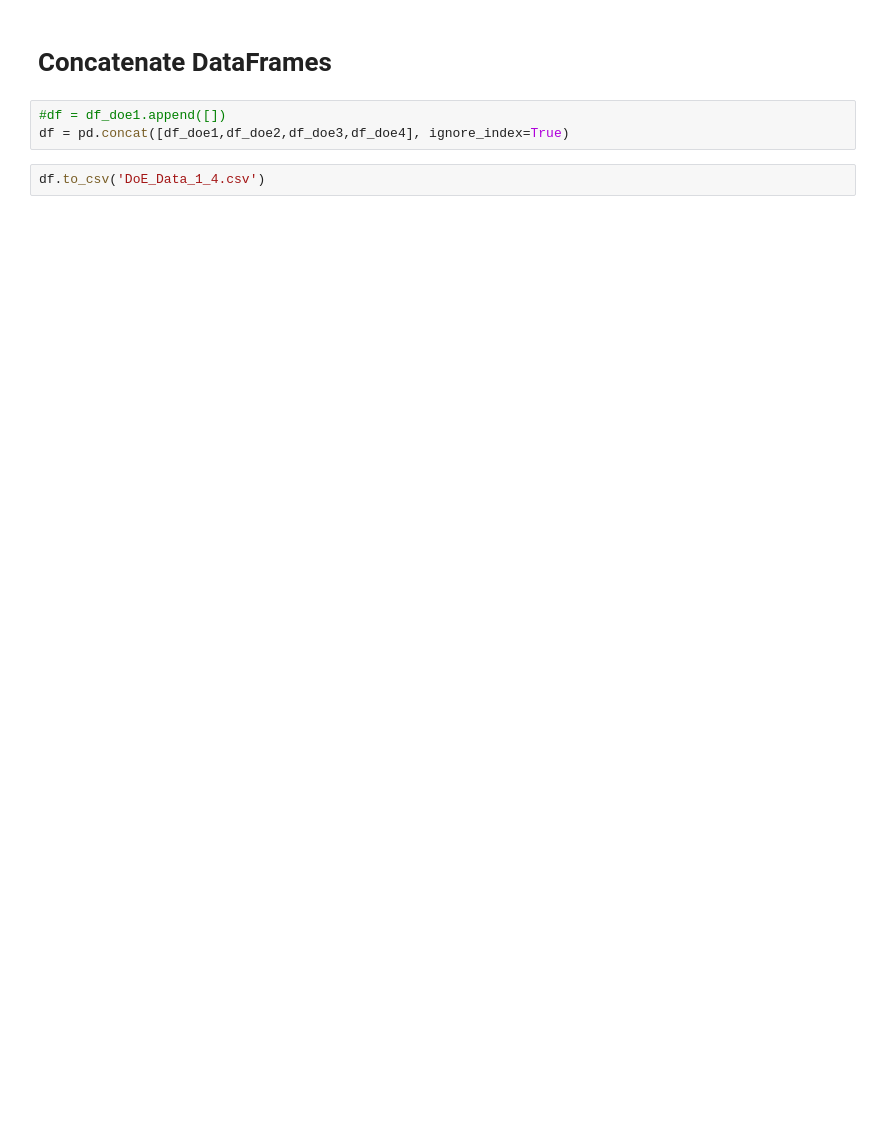
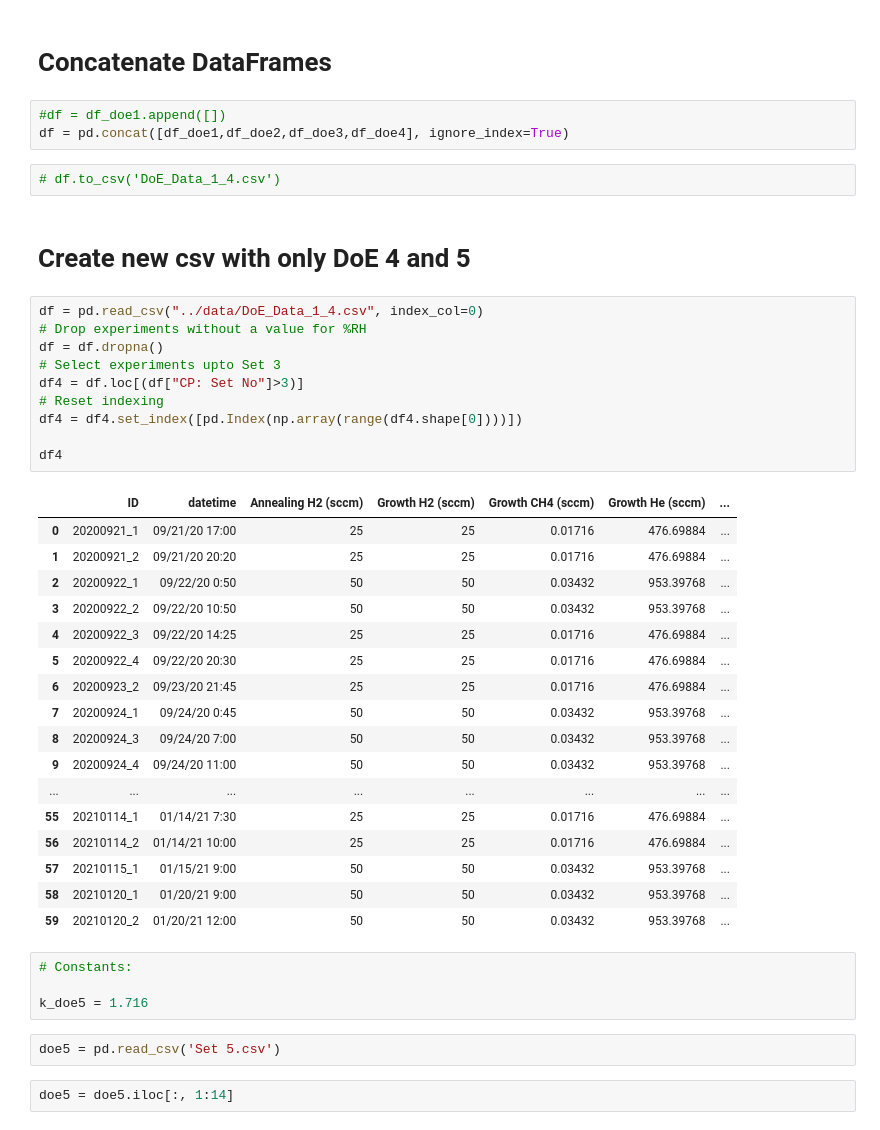
Before and after one commit to AagamShah97/DoE_Analysis, a Jupyter notebook: data/Clean Data.ipynb, the cells around one changed output. Drawn from its saved outputs; the diff is of its cells as text; blank space fills up the shorter version.

```diff
--- a/data/Clean Data.ipynb
+++ b/data/Clean Data.ipynb
@@ -343,4 +343,42 @@ df_doe4
 #df = df_doe1.append([])
 df = pd.concat([df_doe1,df_doe2,df_doe3,df_doe4], ignore_index=True)
 # %%
-df.to_csv('DoE_Data_1_4.csv')
+# df.to_csv('DoE_Data_1_4.csv')
+# %% [markdown]
+# Create new csv with only DoE 4 and 5
+# %%
+df = pd.read_csv("../data/DoE_Data_1_4.csv", index_col=0)
+# Drop experiments without a value for %RH
+df = df.dropna()
+# Select experiments upto Set 3
+df4 = df.loc[(df["CP: Set No"]>3)]
+# Reset indexing
+df4 = df4.set_index([pd.Index(np.array(range(df4.shape[0])))])
+
+df4
+# %% [output]
+|  | ID | datetime | Annealing H2 (sccm) | Growth H2 (sccm) | Growth CH4 (sccm) | Growth He (sccm) | ... |
+| 0 | 20200921_1 | 09/21/20 17:00 | 25 | 25 | 0.01716 | 476.69884 | ... |
+| 1 | 20200921_2 | 09/21/20 20:20 | 25 | 25 | 0.01716 | 476.69884 | ... |
+| 2 | 20200922_1 | 09/22/20 0:50 | 50 | 50 | 0.03432 | 953.39768 | ... |
+| 3 | 20200922_2 | 09/22/20 10:50 | 50 | 50 | 0.03432 | 953.39768 | ... |
+| 4 | 20200922_3 | 09/22/20 14:25 | 25 | 25 | 0.01716 | 476.69884 | ... |
+| 5 | 20200922_4 | 09/22/20 20:30 | 25 | 25 | 0.01716 | 476.69884 | ... |
+| 6 | 20200923_2 | 09/23/20 21:45 | 25 | 25 | 0.01716 | 476.69884 | ... |
+| 7 | 20200924_1 | 09/24/20 0:45 | 50 | 50 | 0.03432 | 953.39768 | ... |
+| 8 | 20200924_3 | 09/24/20 7:00 | 50 | 50 | 0.03432 | 953.39768 | ... |
+| 9 | 20200924_4 | 09/24/20 11:00 | 50 | 50 | 0.03432 | 953.39768 | ... |
+| ... | ... | ... | ... | ... | ... | ... | ... |
+| 55 | 20210114_1 | 01/14/21 7:30 | 25 | 25 | 0.01716 | 476.69884 | ... |
+| 56 | 20210114_2 | 01/14/21 10:00 | 25 | 25 | 0.01716 | 476.69884 | ... |
+| 57 | 20210115_1 | 01/15/21 9:00 | 50 | 50 | 0.03432 | 953.39768 | ... |
+| 58 | 20210120_1 | 01/20/21 9:00 | 50 | 50 | 0.03432 | 953.39768 | ... |
+| 59 | 20210120_2 | 01/20/21 12:00 | 50 | 50 | 0.03432 | 953.39768 | ... |
+# %%
+# Constants:
+
+k_doe5 = 1.716
+# %%
+doe5 = pd.read_csv('Set 5.csv')
+# %%
+doe5 = doe5.iloc[:, 1:14]
```
Also changed, not shown: parts of 11 cells of this notebook, 8 other files.
